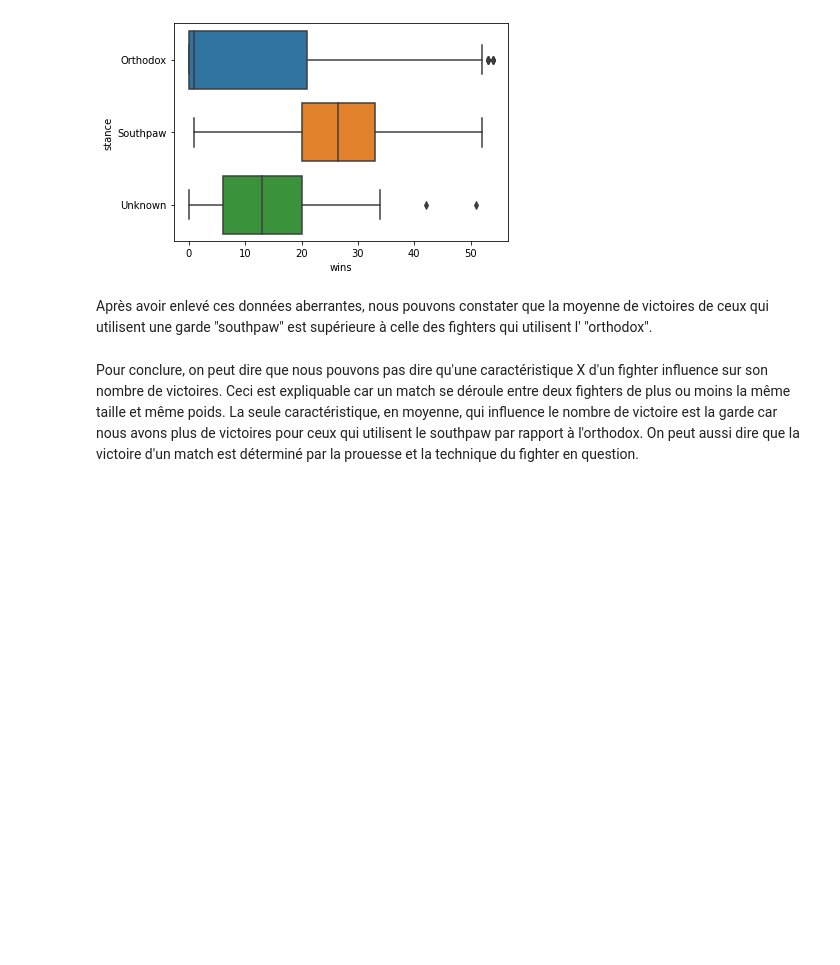
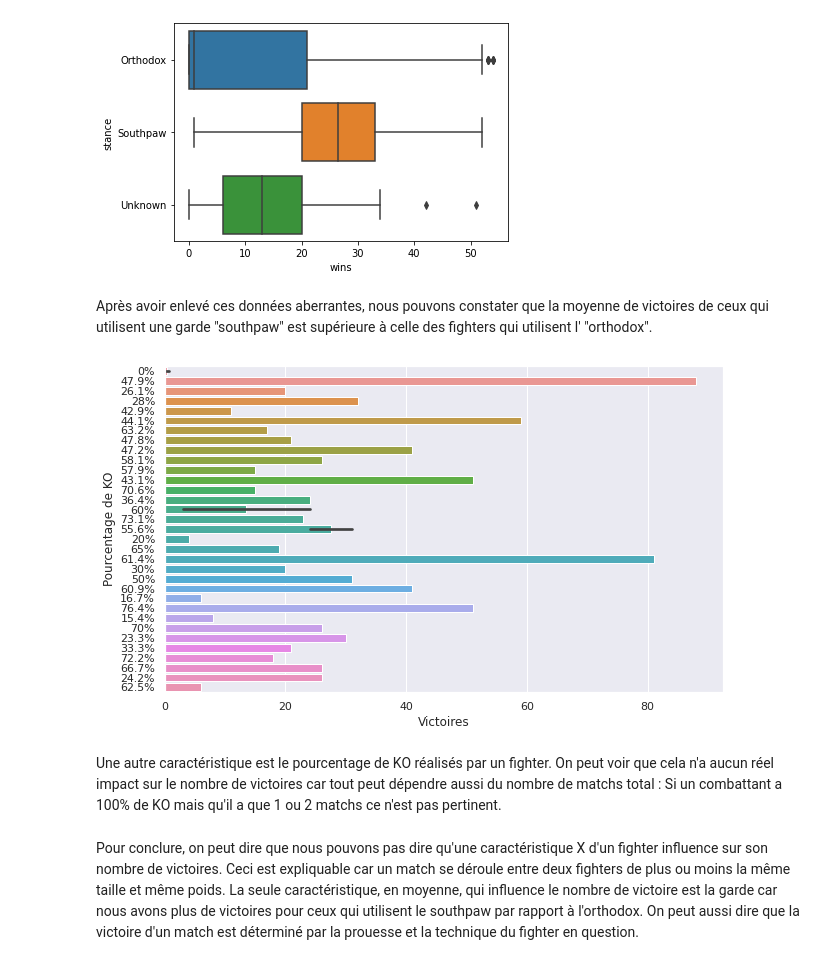
Before and after one commit to lucadipisa/Python-H3Hitema, a Jupyter notebook: Di_Pisa_Projet.ipynb, the cells around one changed output. Cells and saved outputs as stored; diff of their text form; code cells hidden in the pictures; blank space fills up the shorter version.

```diff
--- a/Di_Pisa_Projet.ipynb
+++ b/Di_Pisa_Projet.ipynb
@@ -77,6 +77,17 @@ sb.boxplot(data=data_stance, x="wins", y = "stance")
 [figure]
 # %% [markdown]
 Après avoir enlevé ces données aberrantes, nous pouvons constater que la moyenne de victoires de ceux qui utilisent une garde "southpaw" est supérieure à celle des fighters qui utilisent l' "orthodox".
+# %%
+plt.figure(figsize=(10,6))
+data_wins3 = data.sample(n=50)
+sb.barplot(y='ko_rate', x='wins', data=data_wins3)
+plt.ylabel('Pourcentage de KO')
+plt.xlabel('Victoires')
+plt.show()
+# %% [output]
+[figure, added]
+# %% [markdown]
+Une autre caractéristique est le pourcentage de KO réalisés par un fighter. On peut voir que cela n'a aucun réel impact sur le nombre de victoires car tout peut dépendre aussi du nombre de matchs total : Si un combattant a 100% de KO mais qu'il a que 1 ou 2 matchs ce n'est pas pertinent.
 # %% [markdown]
 Pour conclure, on peut dire que nous pouvons pas dire qu'une caractéristique X d'un fighter influence sur son nombre de victoires.
 Ceci est expliquable car un match se déroule entre deux fighters de plus ou moins la même taille et même poids.
```
